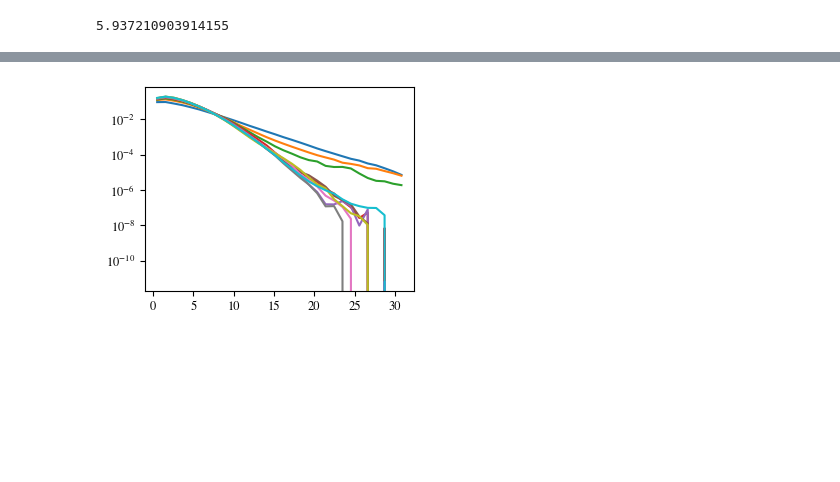
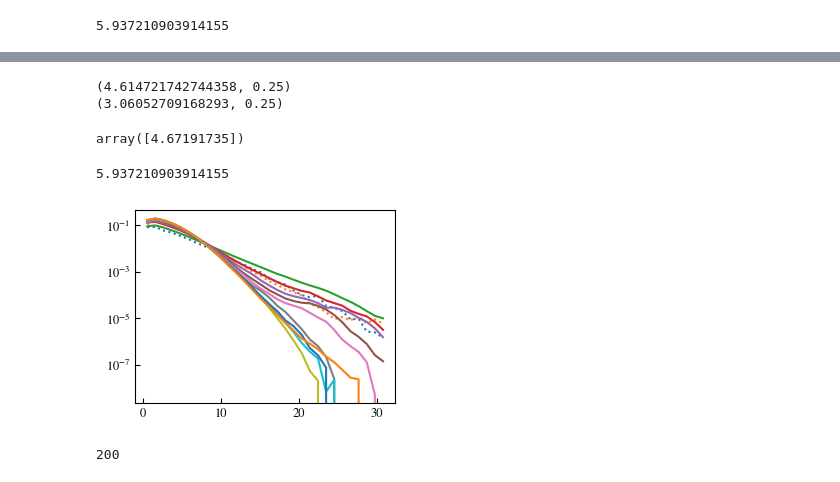
Before and after one commit to cachetdaspirine/Evolution_pair_prob_function, a Jupyter notebook: generate_pair_correlation_functoin.ipynb, the cells around one changed output, grey strips where cells are left out. Cells and saved outputs as stored; diff of their text form; code cells hidden in the pictures; blank space fills up the shorter version.

```diff
--- a/generate_pair_correlation_functoin.ipynb
+++ b/generate_pair_correlation_functoin.ipynb
@@ -47,3 +47,11 @@ for group in file.walk_nodes('/',classname='Group'):
         pcfs[i] += array.read()
 pcfs /= n
 #array = file.get_node('/bin_hist_0x10c66/')
+# %%
+for xy in pcfs:
+    x,y = compute_cumulative_distribution(xy[:,1]/(20*19/2),30,np.sqrt(ell_tot))
+    plt.plot(x,y)
+    #plt.plot(xy[:,0],xy[:,1])
+plt.plot([0,30],[0.5,0.5])
+plt.xlim(0,10)
+#plt.yscale('log')
@@ -49,0 +89,8 @@ pcfs /= n
+# %%
+x,y = compute_cumulative_distribution(pcfs[0][:,1]/(20*19/2),30,np.sqrt(ell_tot))
+print(find_intersection(x,y,[0,30],[0.25,0.25]))
+x,y = compute_cumulative_distribution(pcfs[-1][:,1]/(20*19/2),30,np.sqrt(ell_tot))
+print(find_intersection(x,y,[0,30],[0.25,0.25]))
+# %% [output]
+(4.614721742744358, 0.25)
+(3.06052709168293, 0.25)
@@ -49,0 +99,19 @@ pcfs /= n
+# %%
+fsolve(lambda x : curve(x)-0.5, 1)
+# %% [output]
+array([4.67191735])
+# %%
+# gillespie parameter
+Nlinker = 20
+ell_tot = 10**3
+V = 2*((ell_tot/6)**1.5/Nlinker**0.5*3/4*np.pi)
+kdiff = ell_tot/(V)*100 # for 3D
+Energy = -15
+Nprocess = 100
+args = [[ell_tot,Energy,kdiff,np.random.randint(1000000),Nlinker,3] for _ in range(Nprocess)]
+print(Ec(ell_tot,Nlinker))
+# Simulation parameters
+step_tot = 2* 10**6
+compute_steps = 10000
+# %% [output]
+5.937210903914155
@@ -50,7 +120,22 @@ pcfs /= n
+# %%
+file = pt.open_file('20_linker_Ell_10E3_high_kdiff.hdf','r')
+# %%
+pcfs_high_kdiff = np.zeros((200,30,2))
+n= 0.
+for group in file.walk_nodes('/',classname='Group'):
+    n+=1
+    for i,array in enumerate(file.list_nodes(group._v_pathname,classname='Array')):
+        pcfs_high_kdiff[i] += array.read()
+pcfs_high_kdiff /= n
+#array = file.get_node('/bin_hist_0x10c66/')
 # %%
+
+plt.plot(pcfs_high_kdiff[0,:,0],pcfs_high_kdiff[0,:,1],linestyle=':')
+plt.plot(pcfs_high_kdiff[-1,:,0],pcfs_high_kdiff[-1,:,1],linestyle=':')
+
 for xy in pcfs:
     plt.plot(xy[:,0],xy[:,1])
 
 plt.yscale('log')
 # %% [output]
-[figure, old version]
+[figure, new version]
@@ -58,0 +142,4 @@ file.close()
+# %%
+sum(1 for _ in file.list_nodes('/bin_hist_0x37b66', classname='Array'))
+# %% [output]
+200
```
Also changed, not shown: parts of 8 cells of this notebook, 1 other file.
